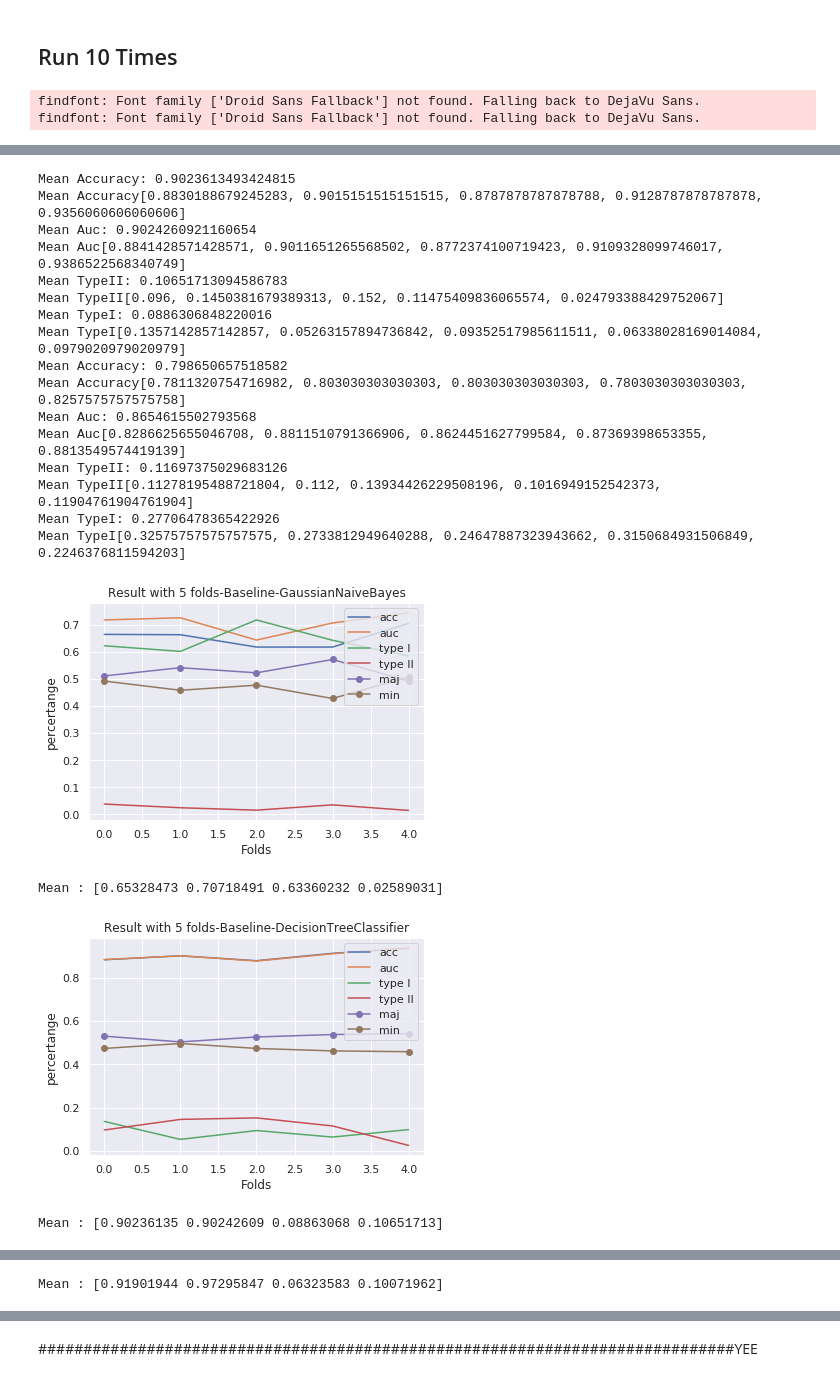
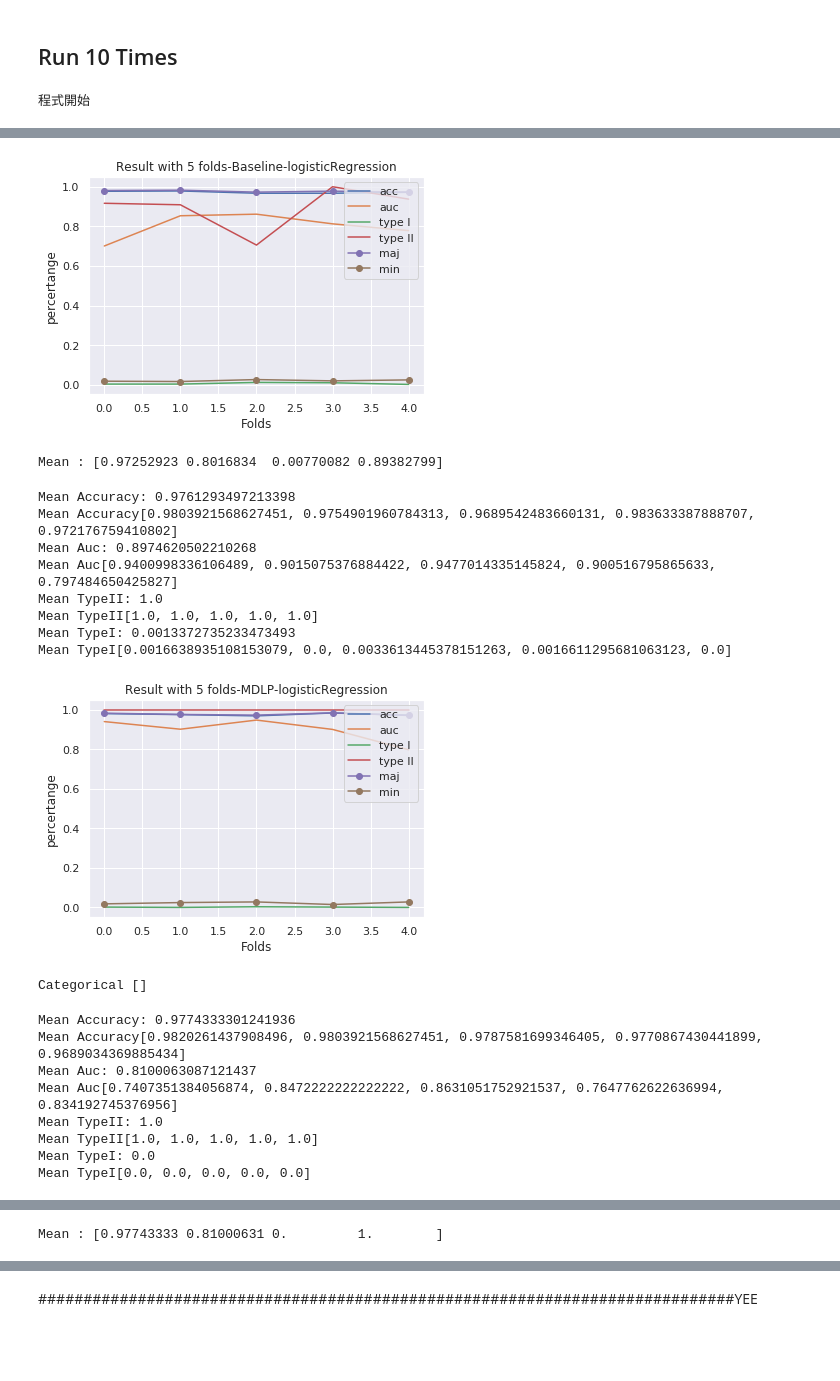
Before and after one commit to BanNel/Discretize_Classification, a Jupyter notebook: Discretization Classification 2.0(Template) - KFold.ipynb, the cells around one changed output, grey strips where cells are left out. Cells and saved outputs as stored; diff of their text form; code cells hidden in the pictures; blank space fills up the shorter version.

Commit message:
modified TEJCN column

```diff
--- a/Discretization Classification 2.0(Template) - KFold.ipynb
+++ b/Discretization Classification 2.0(Template) - KFold.ipynb
@@ -33,7 +33,7 @@ lock = Lock()
 ## Import Data
 # %%
 # Load Data
-data_name = "Bankruptcy"
+data_name = "TEJCN"
 # data_name = "Australian_Original"
 
 if data_name == "Tsai_Original":
@@ -436,7 +447,8 @@ logisticRegression = LogisticRegression()
 mlp = MLPClassifier()
 xgBoost = xgb.XGBClassifier()
 GaussianNaiveBayes = GaussianNB()
-
+MultinomialNaiveBayes = MultinomialNB()
+ComplementNaiveBayes = ComplementNB()
 
 ##########################################
 #svmpoly = SVC(kernel='poly', probability=True)
@@ -539,10 +551,13 @@ t5 = Thread(target=run10times,args=(logisticRegression,"logisticRegression"))
 t6 = Thread(target=run10times,args=(mlp,"mlp"))
 t7 = Thread(target=run10times,args=(xgBoost,"xgBoost"))
 t8 = Thread(target=run10times,args=(GaussianNaiveBayes,"GaussianNaiveBayes"))
+t9 = Thread(target=run10times,args=(MultinomialNaiveBayes,"MultinomialNaiveBayes"))
+t10 = Thread(target=run10times,args=(ComplementNaiveBayes,"ComplementNaiveBayes"))
 
 
-thread_list = [t1,t2,t3,t4,t5,t6,t7,t8,t0]
+#thread_list = [t1,t2,t3,t4,t5,t6,t7,t8,t9,t10,t0]
 #thread_list = [t4]
+thread_list = [t0,t1,t2,t5]
 
 #程式開始
 for item in thread_list:
@@ -555,5 +570,4 @@ for item in thread_list:
     item.join()
 print("\n程式結束")
 # %% [output]
-findfont: Font family ['Droid Sans Fallback'] not found. Falling back to DejaVu Sans.
-findfont: Font family ['Droid Sans Fallback'] not found. Falling back to DejaVu Sans.
+程式開始
@@ -569,20 +582,20 @@ Mean TypeI[0.6222222222222222, 0.6013986013986014, 0.717391304347826, 0.64238410
+[figure, new version]
-Mean Accuracy: 0.9023613493424815
-Mean Accuracy[0.8830188679245283, 0.9015151515151515, 0.8787878787878788, 0.9128787878787878, 0.9356060606060606]
-Mean Auc: 0.9024260921160654
-Mean Auc[0.8841428571428571, 0.9011651265568502, 0.8772374100719423, 0.9109328099746017, 0.9386522568340749]
-Mean TypeII: 0.10651713094586783
-Mean TypeII[0.096, 0.1450381679389313, 0.152, 0.11475409836065574, 0.024793388429752067]
-Mean TypeI: 0.0886306848220016
-Mean TypeI[0.1357142857142857, 0.05263157894736842, 0.09352517985611511, 0.06338028169014084, 0.0979020979020979]
-Mean Accuracy: 0.798650657518582
-Mean Accuracy[0.7811320754716982, 0.803030303030303, 0.803030303030303, 0.7803030303030303, 0.8257575757575758]
-Mean Auc: 0.8654615502793568
-Mean Auc[0.8286625655046708, 0.8811510791366906, 0.8624451627799584, 0.87369398653355, 0.8813549574419139]
-Mean TypeII: 0.11697375029683126
-Mean TypeII[0.11278195488721804, 0.112, 0.13934426229508196, 0.1016949152542373, 0.11904761904761904]
-Mean TypeI: 0.27706478365422926
-Mean TypeI[0.32575757575757575, 0.2733812949640288, 0.24647887323943662, 0.3150684931506849, 0.2246376811594203]
+Mean : [0.97252923 0.8016834  0.00770082 0.89382799]
-[figure, old version]
-Mean : [0.65328473 0.70718491 0.63360232 0.02589031]
+Mean Accuracy: 0.9761293497213398
+Mean Accuracy[0.9803921568627451, 0.9754901960784313, 0.9689542483660131, 0.983633387888707, 0.972176759410802]
+Mean Auc: 0.8974620502210268
+Mean Auc[0.9400998336106489, 0.9015075376884422, 0.9477014335145824, 0.900516795865633, 0.797484650425827]
+Mean TypeII: 1.0
+Mean TypeII[1.0, 1.0, 1.0, 1.0, 1.0]
+Mean TypeI: 0.0013372735233473493
+Mean TypeI[0.0016638935108153079, 0.0, 0.0033613445378151263, 0.0016611295681063123, 0.0]
-[figure, old version]
+[figure, new version]
-Mean : [0.90236135 0.90242609 0.08863068 0.10651713]
+Categorical []
+Mean Accuracy: 0.9774333301241936
+Mean Accuracy[0.9820261437908496, 0.9803921568627451, 0.9787581699346405, 0.9770867430441899, 0.9689034369885434]
+Mean Auc: 0.8100063087121437
+Mean Auc[0.7407351384056874, 0.8472222222222222, 0.8631051752921537, 0.7647762622636994, 0.834192745376956]
+Mean TypeII: 1.0
+Mean TypeII[1.0, 1.0, 1.0, 1.0, 1.0]
+Mean TypeI: 0.0
+Mean TypeI[0.0, 0.0, 0.0, 0.0, 0.0]
@@ -608 +603 @@ Mean TypeI[0.09448818897637795, 0.12244897959183673, 0.08333333333333333, 0.0661
-Mean : [0.91901944 0.97295847 0.06323583 0.10071962]
+Mean : [0.97743333 0.81000631 0.         1.        ]
```
Also changed, not shown: parts of 6 cells of this notebook, 38 other files.
